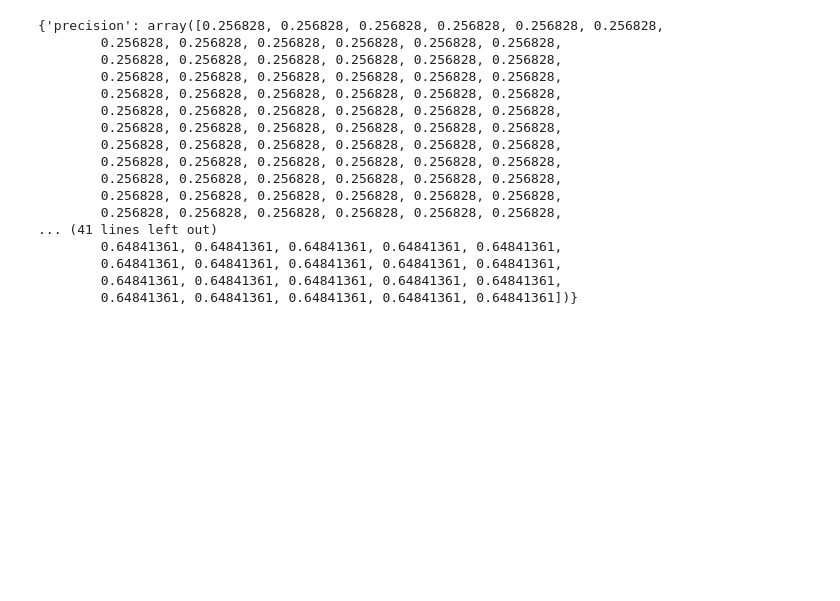
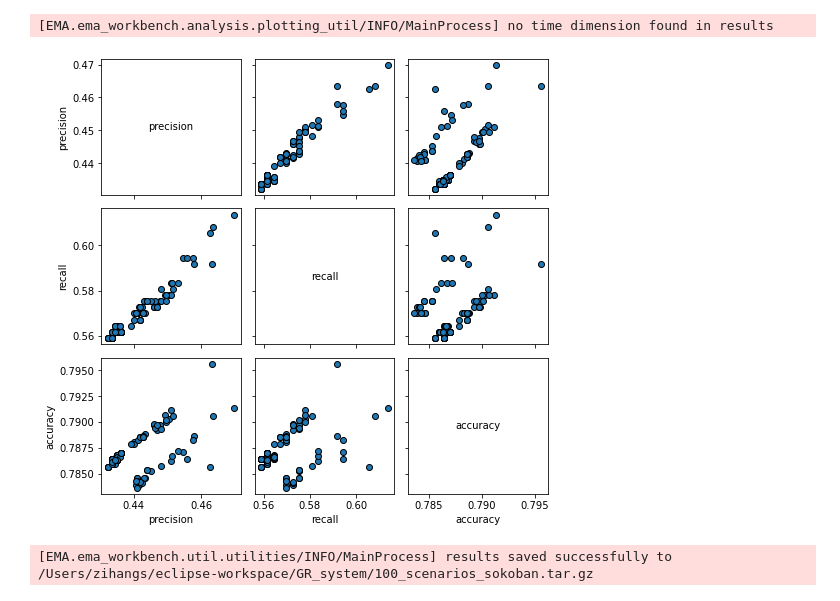
Before and after one commit to zihangs/GR_system_AIJ, a Jupyter notebook: senstivity.ipynb, the cells around one changed output. Cells and saved outputs as stored; diff of their text form; code cells hidden in the pictures; blank space fills up the shorter version.

```diff
--- a/senstivity.ipynb
+++ b/senstivity.ipynb
@@ -163,20 +145,18 @@ plt.show()
-# %%
-outcomes
-# %% [output]
-{'precision': array([0.256828, 0.256828, 0.256828, 0.256828, 0.256828, 0.256828,
-        0.256828, 0.256828, 0.256828, 0.256828, 0.256828, 0.256828,
-        0.256828, 0.256828, 0.256828, 0.256828, 0.256828, 0.256828,
-        0.256828, 0.256828, 0.256828, 0.256828, 0.256828, 0.256828,
-        0.256828, 0.256828, 0.256828, 0.256828, 0.256828, 0.256828,
-        0.256828, 0.256828, 0.256828, 0.256828, 0.256828, 0.256828,
-        0.256828, 0.256828, 0.256828, 0.256828, 0.256828, 0.256828,
-        0.256828, 0.256828, 0.256828, 0.256828, 0.256828, 0.256828,
-        0.256828, 0.256828, 0.256828, 0.256828, 0.256828, 0.256828,
-        0.256828, 0.256828, 0.256828, 0.256828, 0.256828, 0.256828,
-        0.256828, 0.256828, 0.256828, 0.256828, 0.256828, 0.256828,
-        0.256828, 0.256828, 0.256828, 0.256828, 0.256828, 0.256828,
-... (41 lines left out)
-        0.64841361, 0.64841361, 0.64841361, 0.64841361, 0.64841361,
-        0.64841361, 0.64841361, 0.64841361, 0.64841361, 0.64841361,
-        0.64841361, 0.64841361, 0.64841361, 0.64841361, 0.64841361,
-        0.64841361, 0.64841361, 0.64841361, 0.64841361, 0.64841361])}
+# %%
+from ema_workbench.analysis import pairs_plotting
+
+fig, axes = pairs_plotting.pairs_scatter(experiments, outcomes, group_by='policy',
+                                         legend=False)
+fig.set_size_inches(8,8)
+plt.show()
+# %% [output]
+[EMA.ema_workbench.analysis.plotting_util/INFO/MainProcess] no time dimension found in results
+[figure, added]
+# %%
+from ema_workbench import save_results
+save_results(results, '100_scenarios_sokoban.tar.gz')
+
+#from ema_workbench import load_results
+#results = load_results('100_scenarios_blocks_world.tar.gz')
+# %% [output]
+[EMA.ema_workbench.util.utilities/INFO/MainProcess] results saved successfully to /Users/zihangs/eclipse-workspace/GR_system/100_scenarios_sokoban.tar.gz
```
Also changed, not shown: parts of 6 cells of this notebook, 1 other file.
